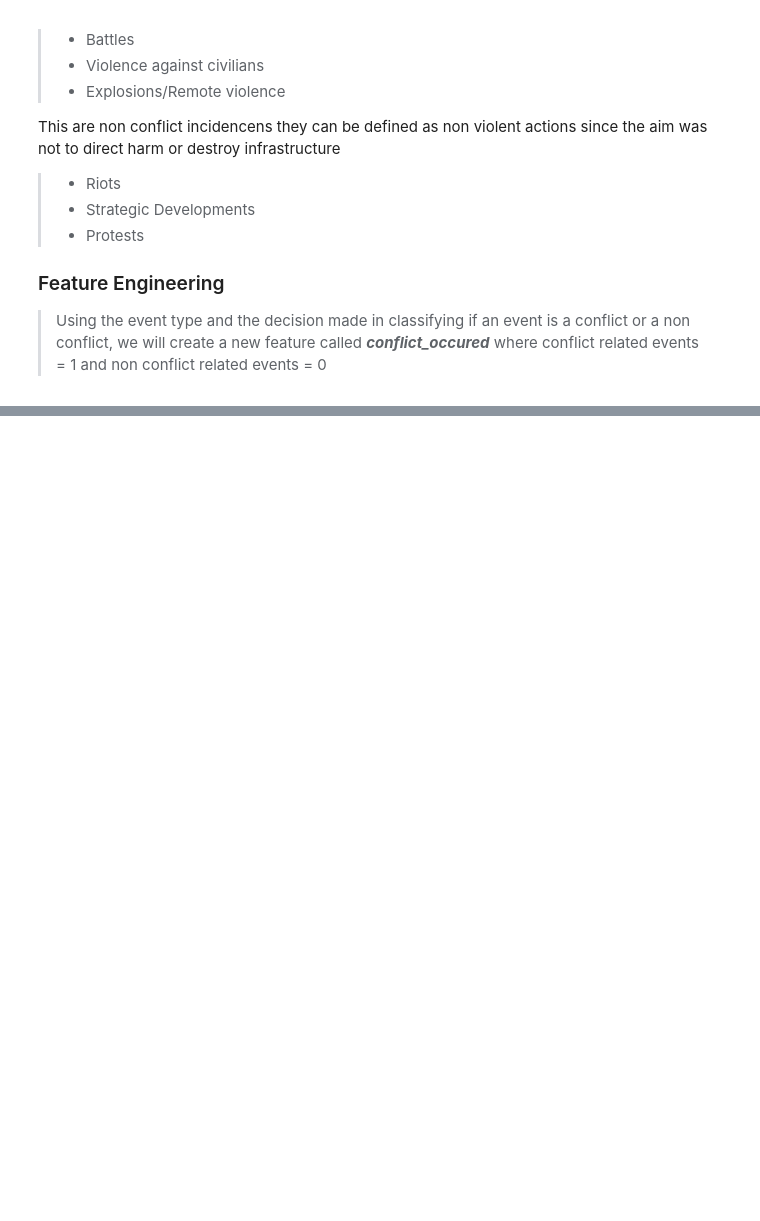
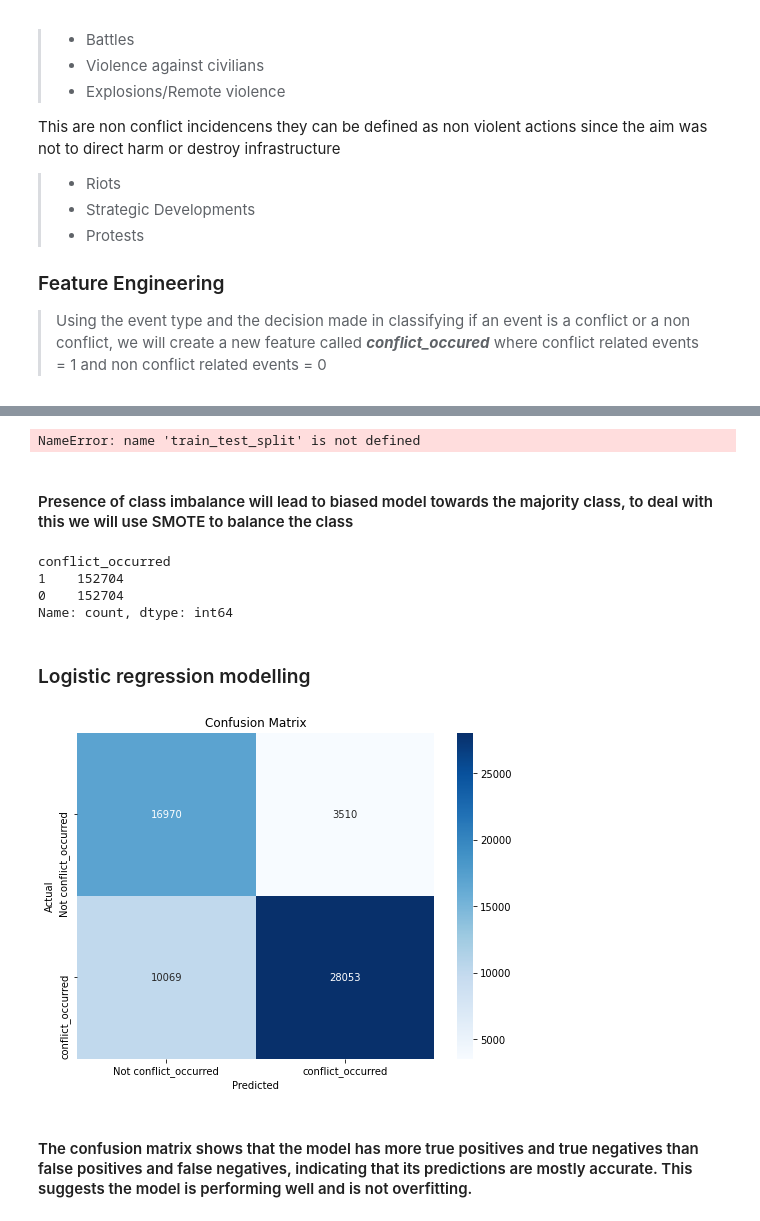
Before and after one commit to Collz472/DSF-PT08P5-GROUP-11-CAPSTONE-PROJECT, a Jupyter notebook: Conflict_Prediction_Model_in_Africa.ipynb, the cells around one changed output, grey strips where cells are left out. Drawn from its saved outputs; the diff is of its cells as text; code cells hidden in the pictures; blank space fills up the shorter version.

Commit message:
Modelling

```diff
--- a/Conflict_Prediction_Model_in_Africa.ipynb
+++ b/Conflict_Prediction_Model_in_Africa.ipynb
@@ -896,0 +795,8 @@ Resampled training set: 188609, 188609
+# %%
+# Numerical columns
+num_col = df_modified.select_dtypes(include= ["int64", "float"]).columns
+# create an instance of the scaler
+scaler = StandardScaler()
+
+# transforming the data
+df_modified[num_col] = scaler.fit_transform(df_modified[num_col])
@@ -896,0 +825,50 @@ Resampled training set: 188609, 188609
+# %%
+## Defining our X and y
+X = df_modified.drop('conflict_occurred', axis=1)
+y = df_modified['conflict_occurred']
+## Splitting the data into train sets and test sets using 20% and random_state of 42
+X_train,X_test,y_train,y_test = train_test_split(X,y, test_size=0.2, random_state=42)
+# %% [output]
+NameError: name 'train_test_split' is not defined
+# %% [markdown]
+#### Presence of class imbalance will lead to biased model towards the majority class, to deal with this we will use SMOTE to balance the class
+# %%
+# Balance the training data using SMOTE
+smote = SMOTE(random_state=42)
+X_train_resample, y_train_resample = smote.fit_resample(X_train, y_train)
+y_train_resample.value_counts()
+# %% [output]
+conflict_occurred
+1    152704
+0    152704
+Name: count, dtype: int64
+# %% [markdown]
+### Logistic regression modelling
+# %%
+# Create an instance of logistic regression model
+logreg = LogisticRegression(random_state=42)
+
+# Fit the model on the training data
+logreg.fit(X_train_resample, y_train_resample)
+
+# Make predictions on the test data
+y_pred = logreg.predict(X_test)
+# %%
+def plot_confusion_matrix(y_true, y_pred, labels):
+    """
+    Plots a confusion matrix.
+    """
+    cm = confusion_matrix(y_true, y_pred)
+    plt.figure(figsize=(8, 6))
+    sns.heatmap(cm, annot=True, fmt='d', cmap='Blues', xticklabels=labels, yticklabels=labels)
+    plt.xlabel('Predicted')
+    plt.ylabel('Actual')
+    plt.title('Confusion Matrix')
+    plt.show()
+
+# Usage
+plot_confusion_matrix(y_test, y_pred, labels=['Not conflict_occurred', 'conflict_occurred'])
+# %% [output]
+[figure, added]
+# %% [markdown]
+#### The confusion matrix shows that the model has more true positives and true negatives than false positives and false negatives, indicating that its predictions are mostly accurate. This suggests the model is performing well and is not overfitting.
```
Also changed, not shown: parts of 50 cells of this notebook.
